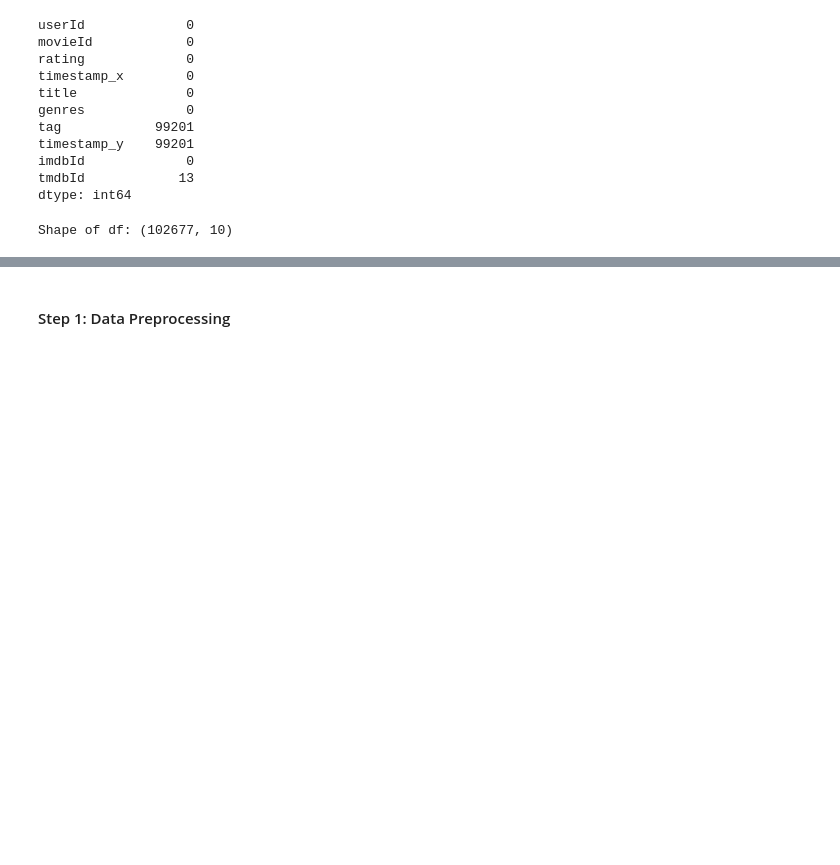
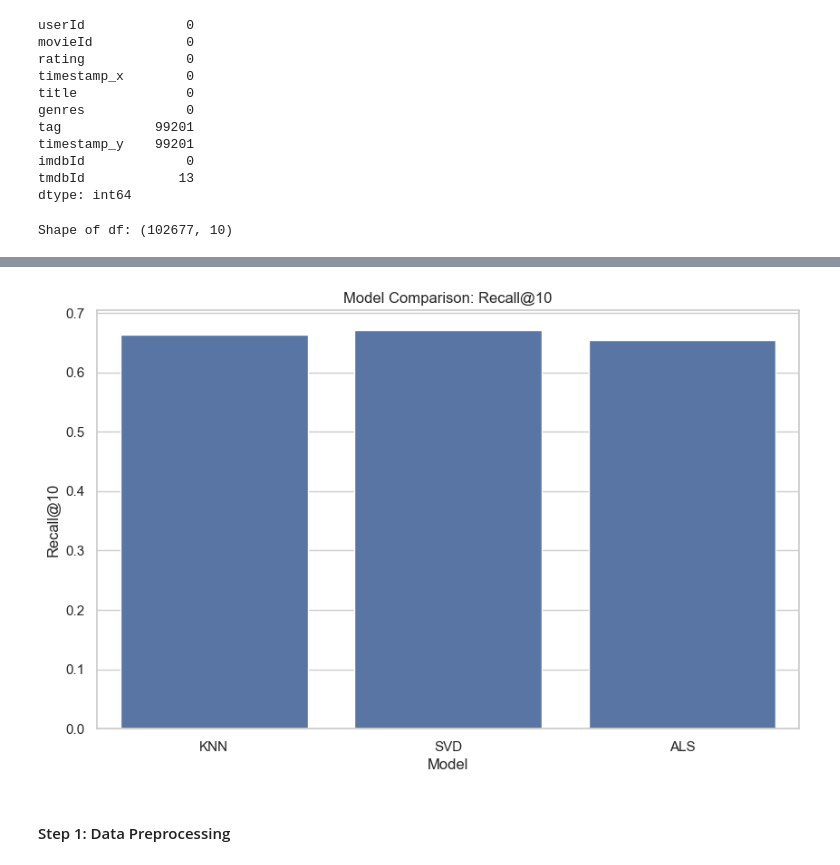
Before and after one commit to H-Rumenya/Group_2_P4_Project, a Jupyter notebook: phase4_project.ipynb, the cells around one changed output, grey strips where cells are left out. Drawn from its saved outputs; the diff is of its cells as text; code cells hidden in the pictures; blank space fills up the shorter version.

```diff
--- a/phase4_project.ipynb
+++ b/phase4_project.ipynb
@@ -269,3 +622,12 @@ Shape of df: (102677, 10)
+# %%
+plt.figure(figsize=(10, 6))
+sns.barplot(x='Model', y='Recall@10', data=metrics_df)
+plt.title('Model Comparison: Recall@10')
+plt.ylabel('Recall@10')
+plt.savefig('recall_comparison.png')
+plt.show()
+# %% [output]
+[figure, added]
 # %% [markdown]
 #### Step 1: Data Preprocessing
 # %%
```
Also changed, not shown: parts of 20 cells of this notebook.
